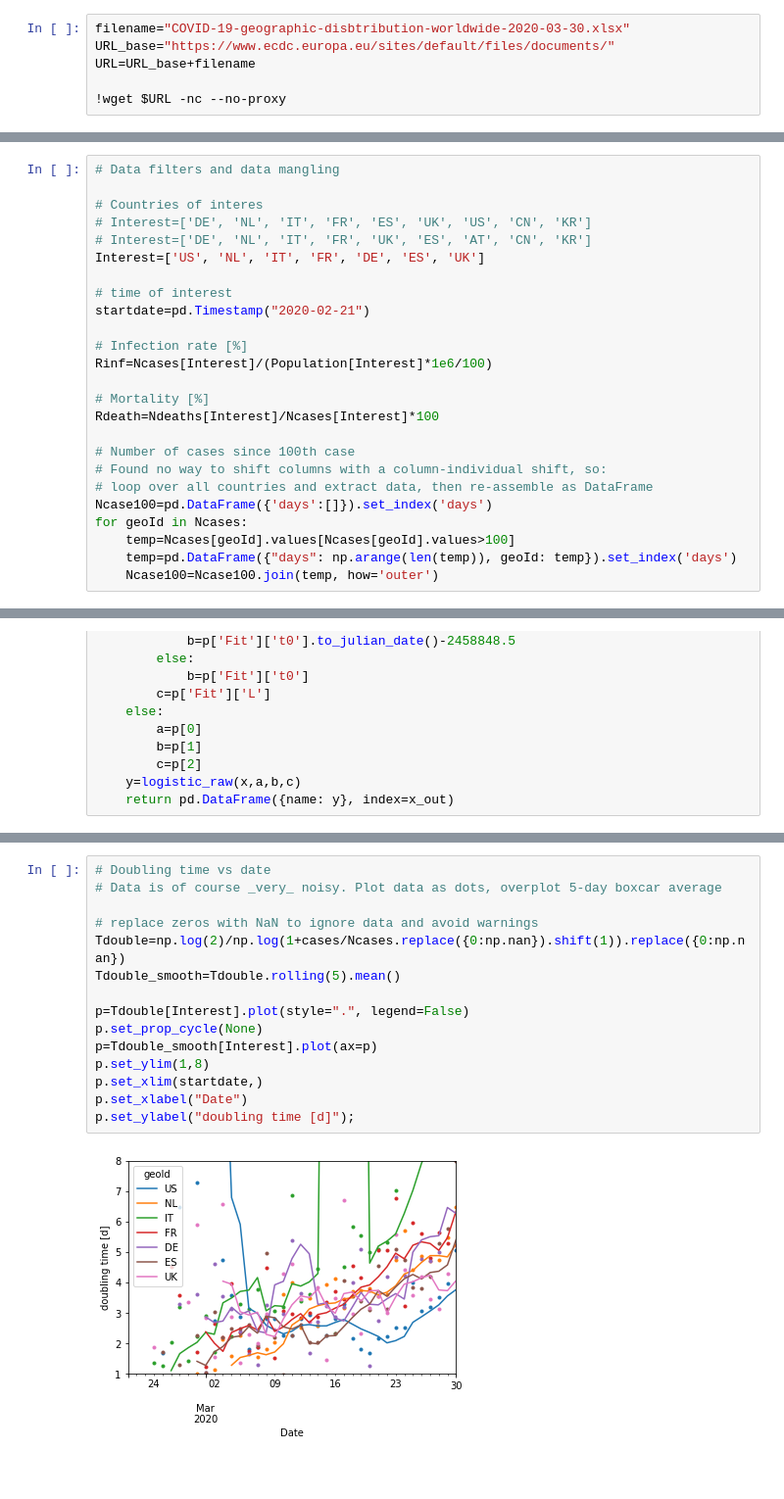
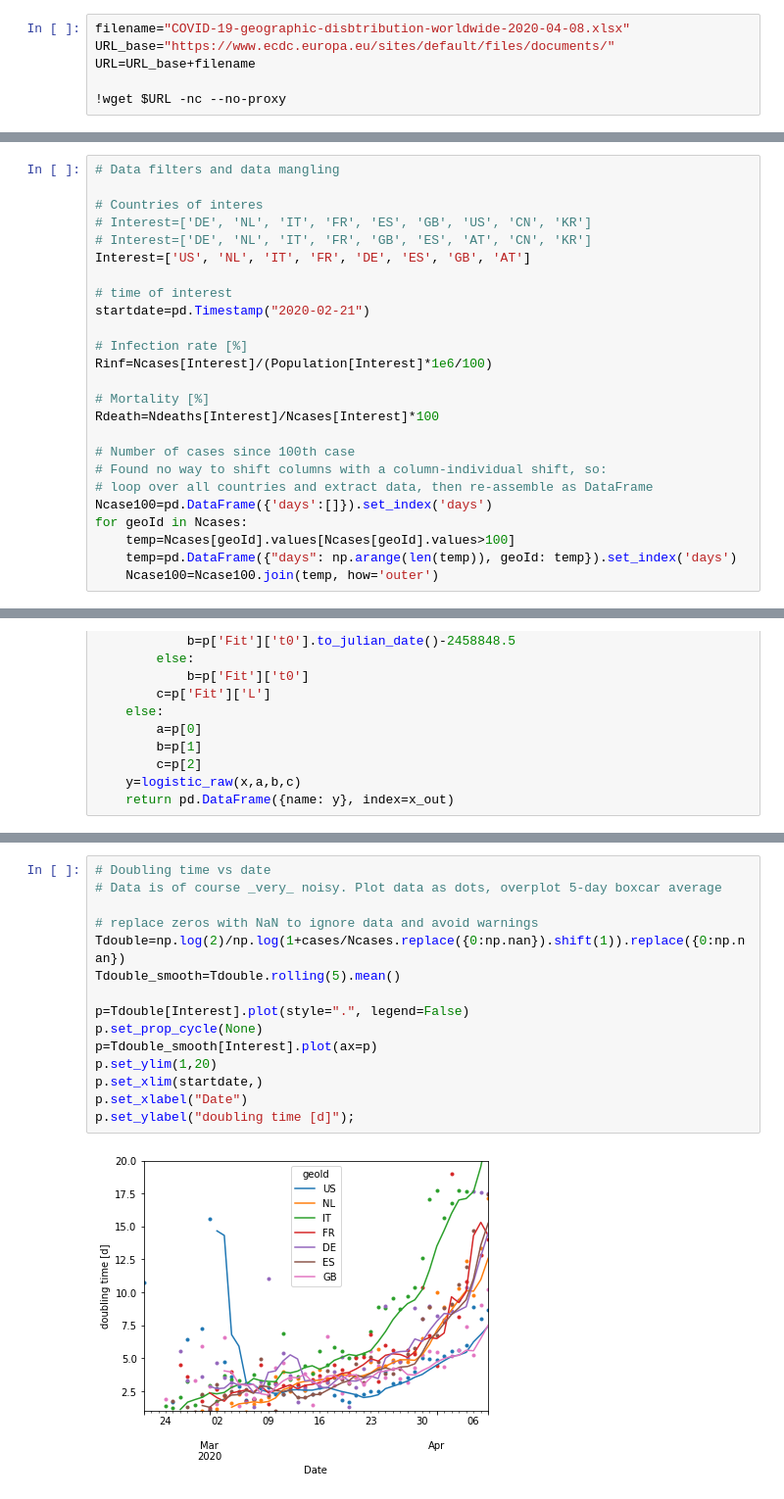
Before and after one commit to astefansgithub/Covid-datacrunching, a Jupyter notebook: Covid19-Datacrunch.ipynb, the cells around one changed output, grey strips where cells are left out. Shown at 98% size. Drawn from its saved outputs; the diff is of its cells as text; blank space fills up the shorter version.

```diff
--- a/Covid19-Datacrunch.ipynb
+++ b/Covid19-Datacrunch.ipynb
@@ -12,5 +13,5 @@ from scipy.optimize import fsolve
 # %%
-filename="COVID-19-geographic-disbtribution-worldwide-2020-03-30.xlsx"
+filename="COVID-19-geographic-disbtribution-worldwide-2020-04-08.xlsx"
 URL_base="https://www.ecdc.europa.eu/sites/default/files/documents/"
 URL=URL_base+filename
 
@@ -77,9 +211,9 @@ Hbeds=pd.Series({'CN':6250000,'US':924107,'KR':630000,'DE':661448,'ES':138511,'F
 # Data filters and data mangling
 
 # Countries of interes
-# Interest=['DE', 'NL', 'IT', 'FR', 'ES', 'UK', 'US', 'CN', 'KR']
-# Interest=['DE', 'NL', 'IT', 'FR', 'UK', 'ES', 'AT', 'CN', 'KR']
-Interest=['US', 'NL', 'IT', 'FR', 'DE', 'ES', 'UK']
+# Interest=['DE', 'NL', 'IT', 'FR', 'ES', 'GB', 'US', 'CN', 'KR']
+# Interest=['DE', 'NL', 'IT', 'FR', 'GB', 'ES', 'AT', 'CN', 'KR']
+Interest=['US', 'NL', 'IT', 'FR', 'DE', 'ES', 'GB', 'AT']
 
 # time of interest
 startdate=pd.Timestamp("2020-02-21")
@@ -220,20 +357,20 @@ p.grid('on', which='minor', axis='y', linestyle='dotted')
 # %%
 # Doubling time vs date
 # Data is of course _very_ noisy. Plot data as dots, overplot 5-day boxcar average
 
 # replace zeros with NaN to ignore data and avoid warnings
 Tdouble=np.log(2)/np.log(1+cases/Ncases.replace({0:np.nan}).shift(1)).replace({0:np.nan})
 Tdouble_smooth=Tdouble.rolling(5).mean()
 
 p=Tdouble[Interest].plot(style=".", legend=False)
 p.set_prop_cycle(None)
 p=Tdouble_smooth[Interest].plot(ax=p)
-p.set_ylim(1,8)
+p.set_ylim(1,20)
 p.set_xlim(startdate,)
 p.set_xlabel("Date")
 p.set_ylabel("doubling time [d]");
 # %% [output]
-[figure, old version]
+[figure, new version]
 # %%
 # PLot cases since case #100
 p=Ncase100[Interest].plot(logy=True)
```
Also changed, not shown: parts of 26 cells of this notebook.
